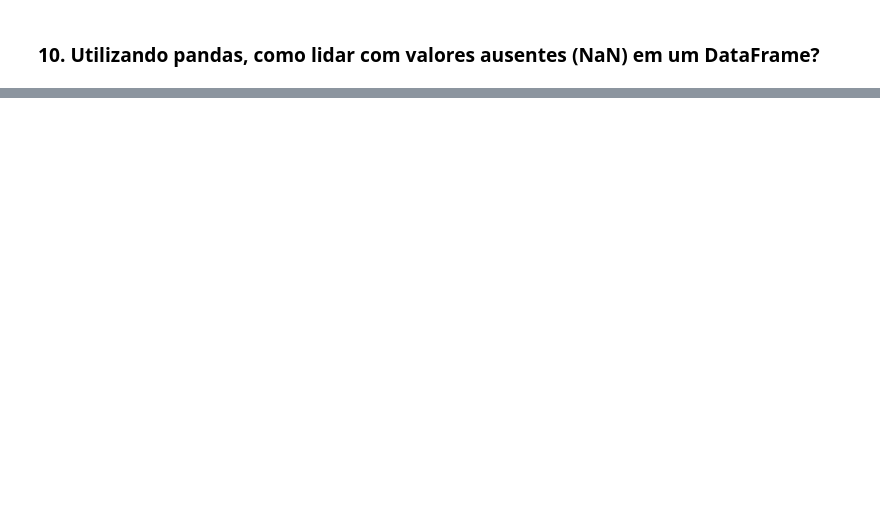
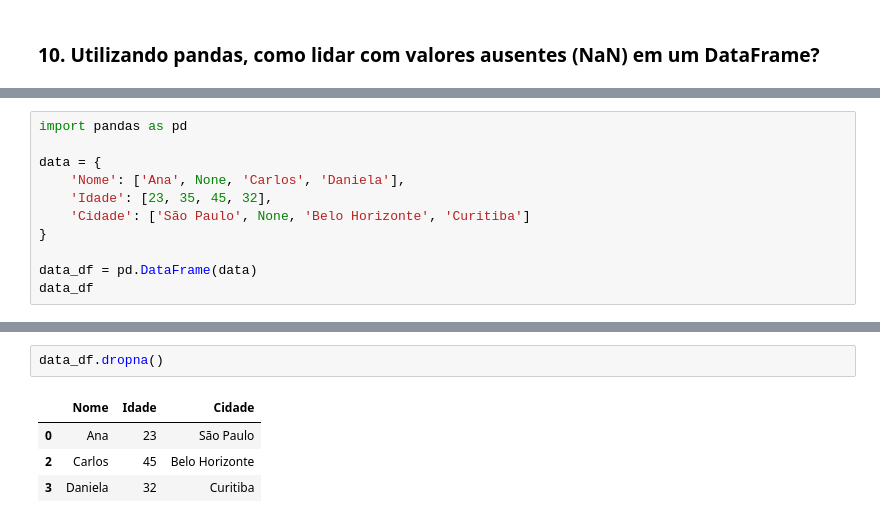
Before and after one commit to matheussooares/avanti-ml, a Jupyter notebook: works/atividade-02.ipynb, the cells around one changed output, grey strips where cells are left out. Drawn from its saved outputs; the diff is of its cells as text; blank space fills up the shorter version.

```diff
--- a/works/atividade-02.ipynb
+++ b/works/atividade-02.ipynb
@@ -146,0 +211,11 @@
+# %%
+import pandas as pd
+
+data = {
+    'Nome': ['Ana', None, 'Carlos', 'Daniela'],
+    'Idade': [23, 35, 45, 32],
+    'Cidade': ['São Paulo', None, 'Belo Horizonte', 'Curitiba']
+}
+
+data_df = pd.DataFrame(data)
+data_df
@@ -146,0 +235,7 @@
+# %%
+data_df.dropna()
+# %% [output]
+|  | Nome | Idade | Cidade |
+| 0 | Ana | 23 | São Paulo |
+| 2 | Carlos | 45 | Belo Horizonte |
+| 3 | Daniela | 32 | Curitiba |
```
Also changed, not shown: parts of 10 cells of this notebook.
